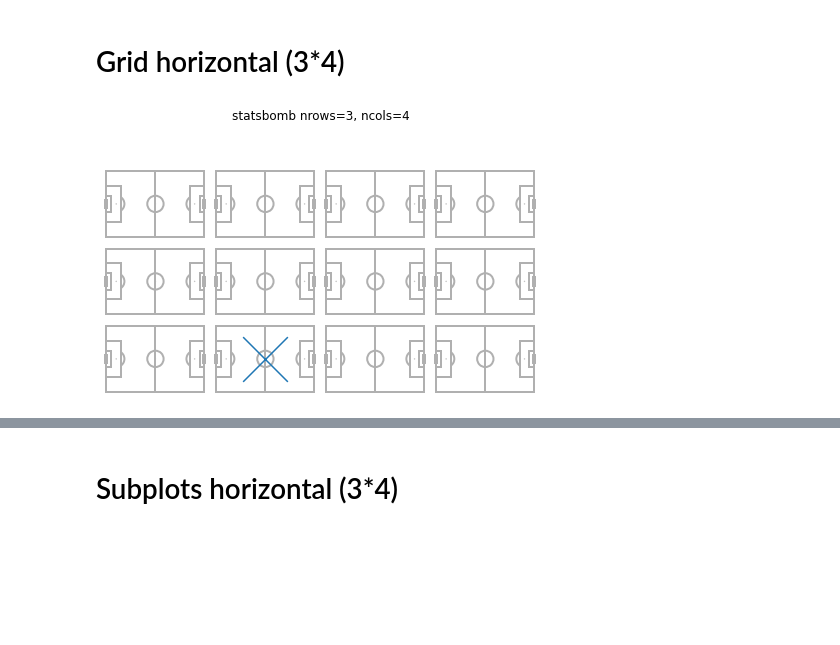
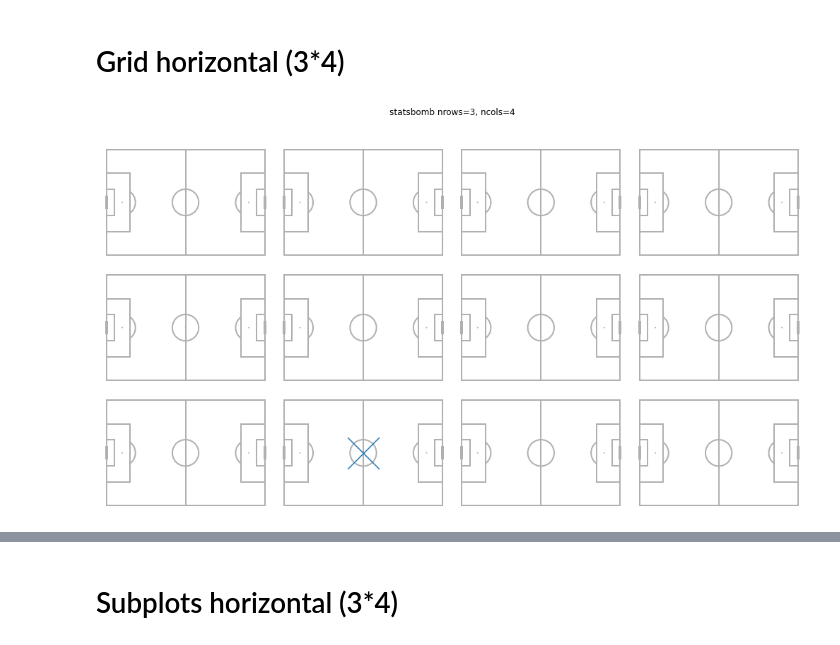
Before and after one commit to andrewRowlinson/mplsoccer-viz-tests, a Jupyter notebook: notebooks/test_grid.ipynb, the cells around one changed output, grey strips where cells are left out. Cells and saved outputs as stored; diff of their text form; code cells hidden in the pictures; blank space fills up the shorter version.

Commit message:
test new grid

```diff
--- a/notebooks/test_grid.ipynb
+++ b/notebooks/test_grid.ipynb
@@ -52,13 +52,13 @@ for pitch_type in valid:
 # %%
 for pitch_type in valid:
     if pitch_type in size_varies:
         kwargs = {'pitch_length': 105, 'pitch_width': 68}
     else:
         kwargs = {}
     pitch = Pitch(pitch_type=pitch_type, **kwargs)
     nrows, ncols = 3, 4
-    fig, ax = pitch.grid(nrows=nrows, ncols=ncols, figsize=(8, 4.5))
+    fig, ax = pitch.grid(nrows=nrows, ncols=ncols, figheight=9, grid_height=0.8, grid_width=0.8)
     fig.suptitle(f'{pitch_type} nrows={nrows}, ncols={ncols}')
     pitch.scatter(pitch.dim.center_length, pitch.dim.center_width, marker='x', s=2000, ax=ax[2, 1])
 # %% [output]
-[figure, old version]
+[figure, new version]
```
Also changed, not shown: parts of 7 cells of this notebook.
